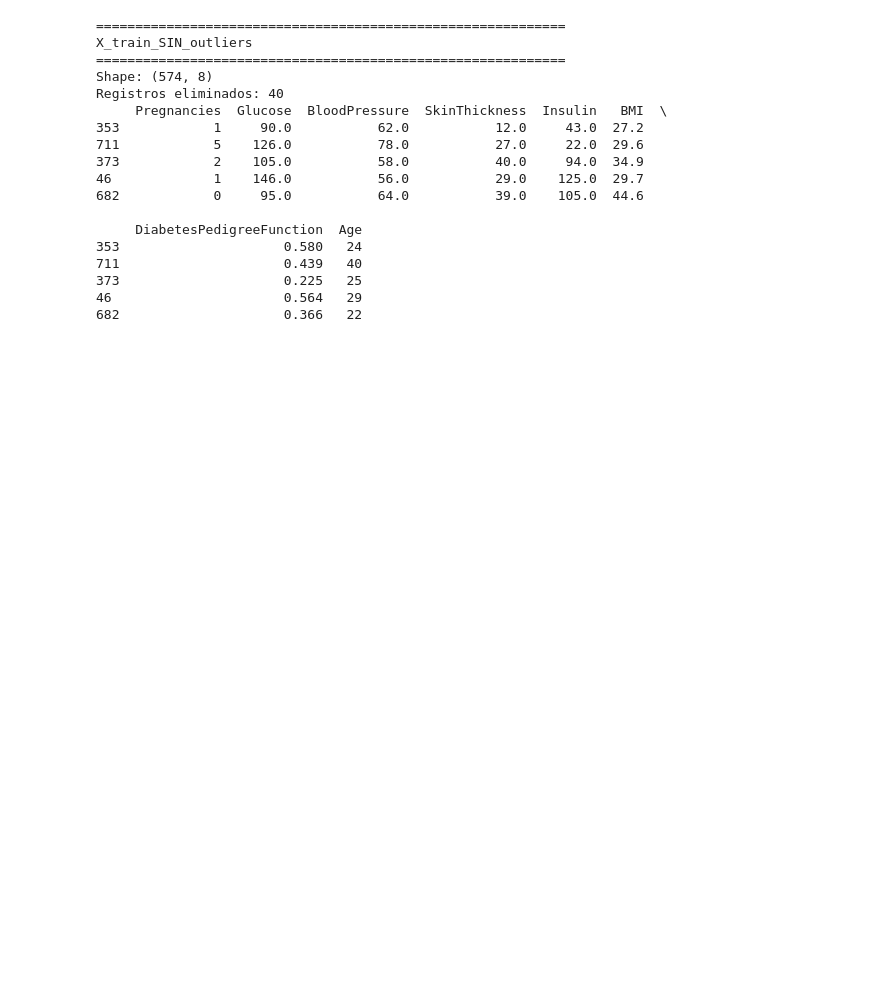
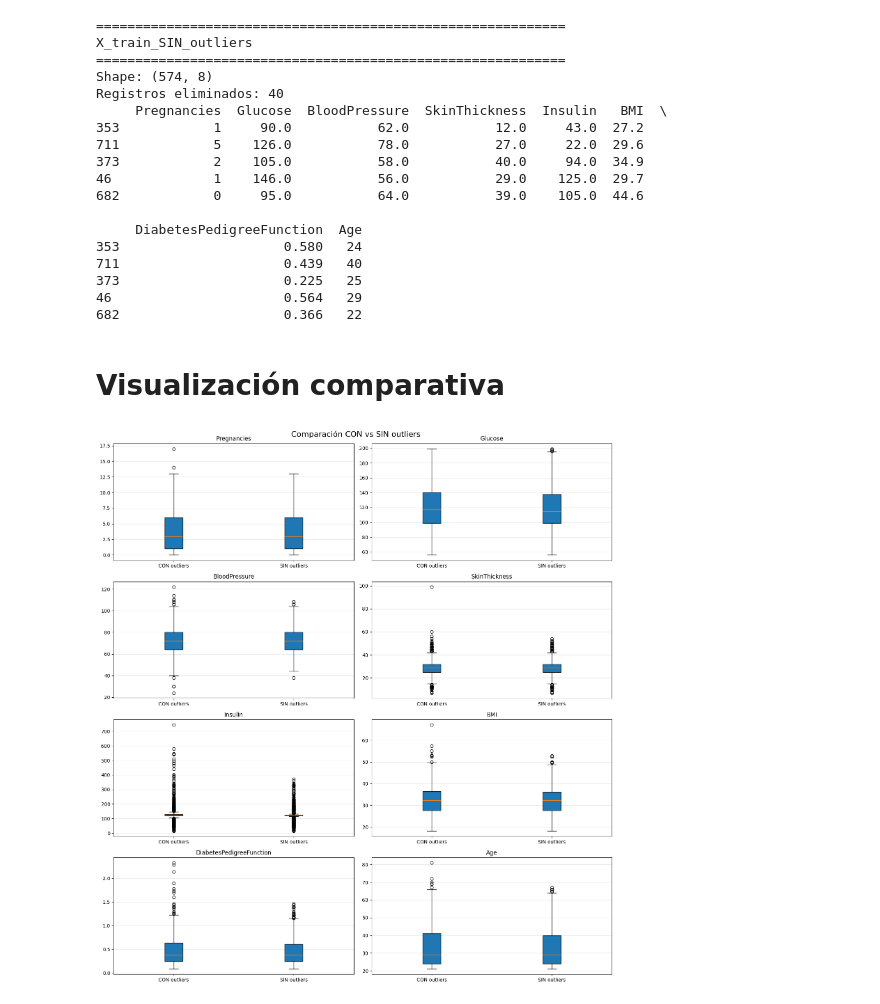
Before and after one commit to 4GeeksAcademy/palomagondim-intro-ml, a Jupyter notebook: src/04-decisiontree.ipynb, the cells around one changed output. Drawn from its saved outputs; the diff is of its cells as text; code cells hidden in the pictures; blank space fills up the shorter version.

```diff
--- a/src/04-decisiontree.ipynb
+++ b/src/04-decisiontree.ipynb
@@ -132,3 +142,21 @@ Registros eliminados: 40
 373                     0.225   25
 46                      0.564   29
 682                     0.366   22
+# %% [markdown]
+# Visualización comparativa
+# %%
+fig, axes = plt.subplots(4, 2, figsize=(15, 16))
+axes = axes.ravel()
+
+for idx, col in enumerate(X.columns):
+    axes[idx].boxplot([X_train_CON_outliers[col], X_train_SIN_outliers[col]],
+                       labels=['CON outliers', 'SIN outliers'],
+                       patch_artist=True)
+    axes[idx].set_title(f'{col}')
+    axes[idx].grid(axis='y', alpha=0.3)
+
+plt.tight_layout()
+plt.suptitle('Comparación CON vs SIN outliers', fontsize=16, y=1.00)
+plt.show()
+# %% [output]
+[figure, added]
```
Also changed, not shown: parts of 23 cells of this notebook, 2 other files.
